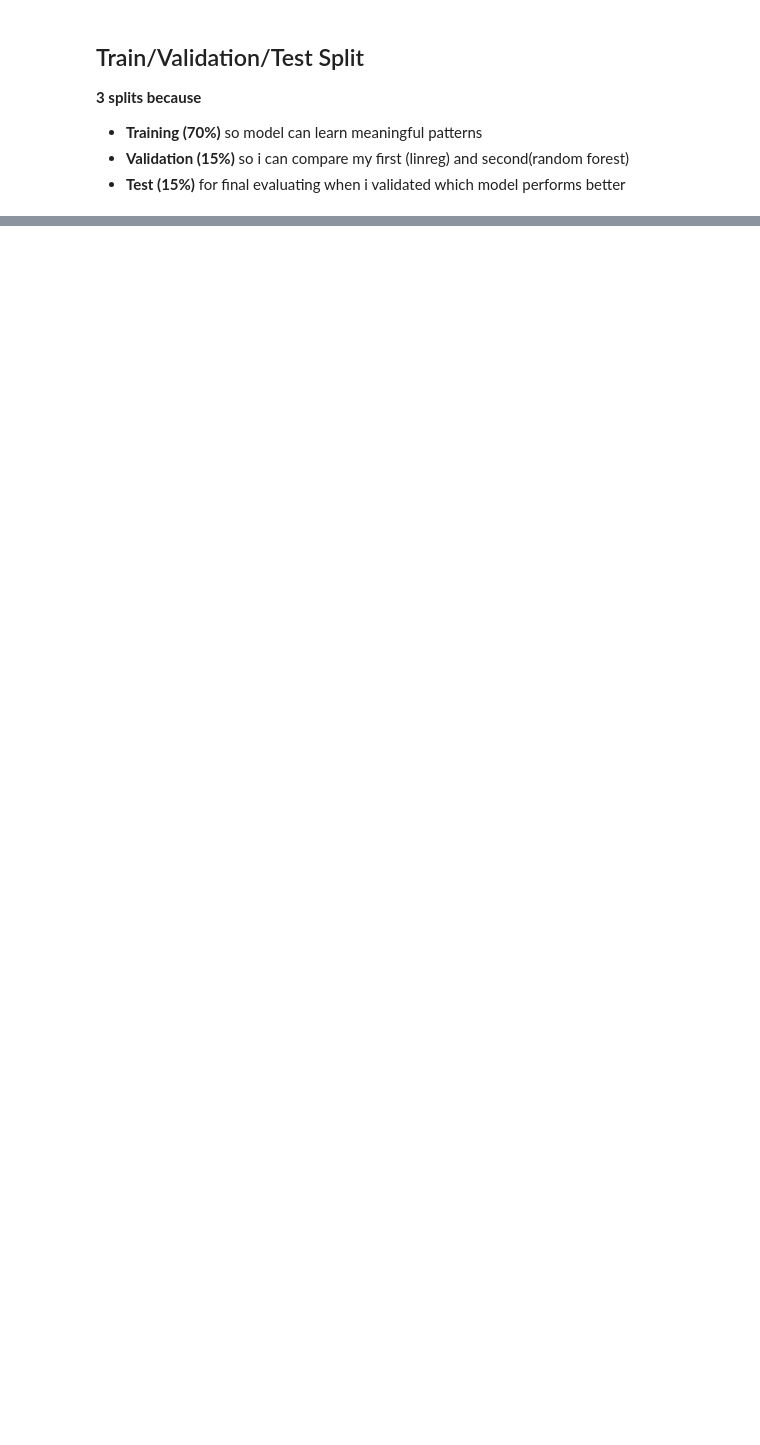
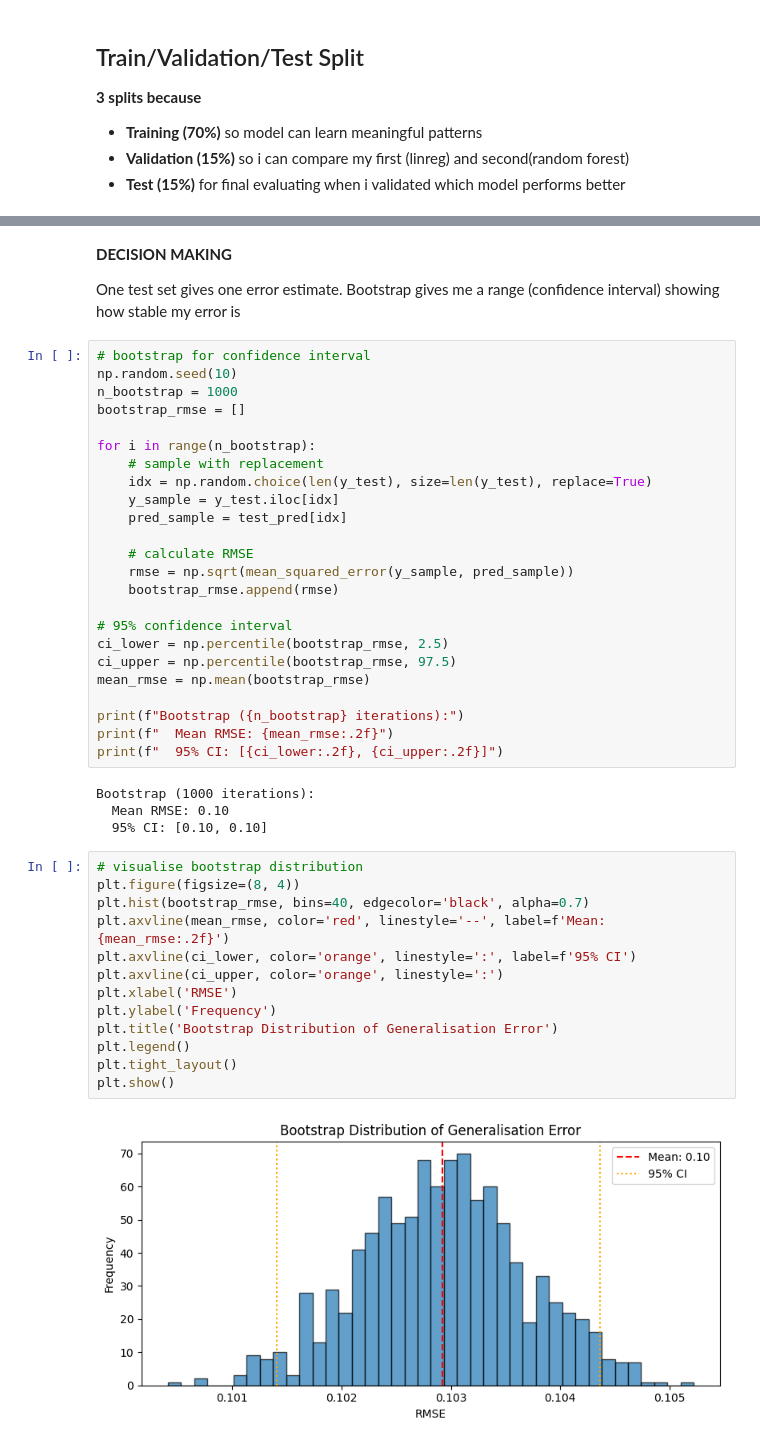
Before and after one commit to marfakozeletsUvA/sem3_projects, a Jupyter notebook: summative3/sem3_topic3_linreg_summative.ipynb, the cells around one changed output, grey strips where cells are left out. Cells and saved outputs as stored; diff of their text form; blank space fills up the shorter version.

```diff
--- a/summative3/sem3_topic3_linreg_summative.ipynb
+++ b/summative3/sem3_topic3_linreg_summative.ipynb
@@ -291,0 +491,47 @@ NameError: name 'preprocess' is not defined
+# %% [markdown]
+**DECISION MAKING**
+
+One test set gives one error estimate. Bootstrap gives me a range (confidence interval) showing how stable my error is
+# %%
+# bootstrap for confidence interval
+np.random.seed(10)
+n_bootstrap = 1000
+bootstrap_rmse = []
+
+for i in range(n_bootstrap):
+    # sample with replacement
+    idx = np.random.choice(len(y_test), size=len(y_test), replace=True)
+    y_sample = y_test.iloc[idx]
+    pred_sample = test_pred[idx]
+
+    # calculate RMSE
+    rmse = np.sqrt(mean_squared_error(y_sample, pred_sample))
+    bootstrap_rmse.append(rmse)
+
+# 95% confidence interval
+ci_lower = np.percentile(bootstrap_rmse, 2.5)
+ci_upper = np.percentile(bootstrap_rmse, 97.5)
+mean_rmse = np.mean(bootstrap_rmse)
+
+print(f"Bootstrap ({n_bootstrap} iterations):")
+print(f"  Mean RMSE: {mean_rmse:.2f}")
+print(f"  95% CI: [{ci_lower:.2f}, {ci_upper:.2f}]")
+# %% [output]
+Bootstrap (1000 iterations):
+  Mean RMSE: 0.10
+  95% CI: [0.10, 0.10]
+# %%
+# visualise bootstrap distribution
+plt.figure(figsize=(8, 4))
+plt.hist(bootstrap_rmse, bins=40, edgecolor='black', alpha=0.7)
+plt.axvline(mean_rmse, color='red', linestyle='--', label=f'Mean: {mean_rmse:.2f}')
+plt.axvline(ci_lower, color='orange', linestyle=':', label=f'95% CI')
+plt.axvline(ci_upper, color='orange', linestyle=':')
+plt.xlabel('RMSE')
+plt.ylabel('Frequency')
+plt.title('Bootstrap Distribution of Generalisation Error')
+plt.legend()
+plt.tight_layout()
+plt.show()
+# %% [output]
+[figure, added]
```
Also changed, not shown: parts of 39 cells of this notebook, 3 other files.
